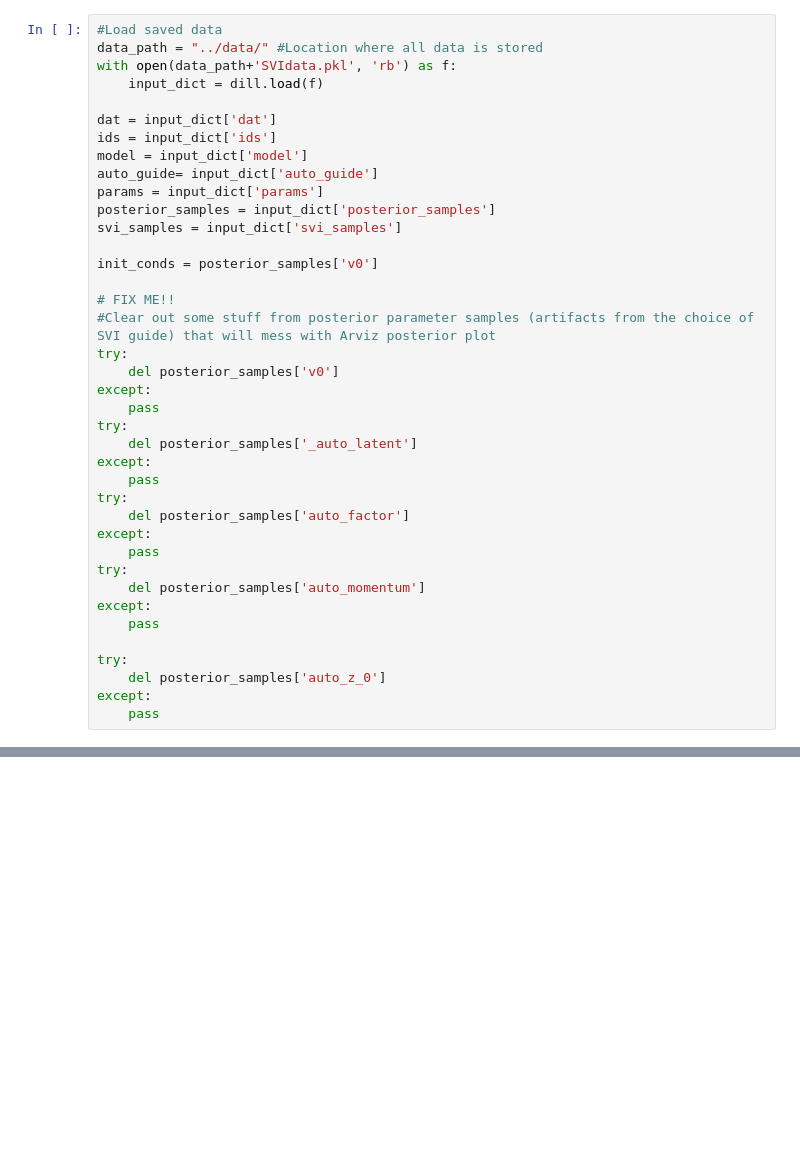
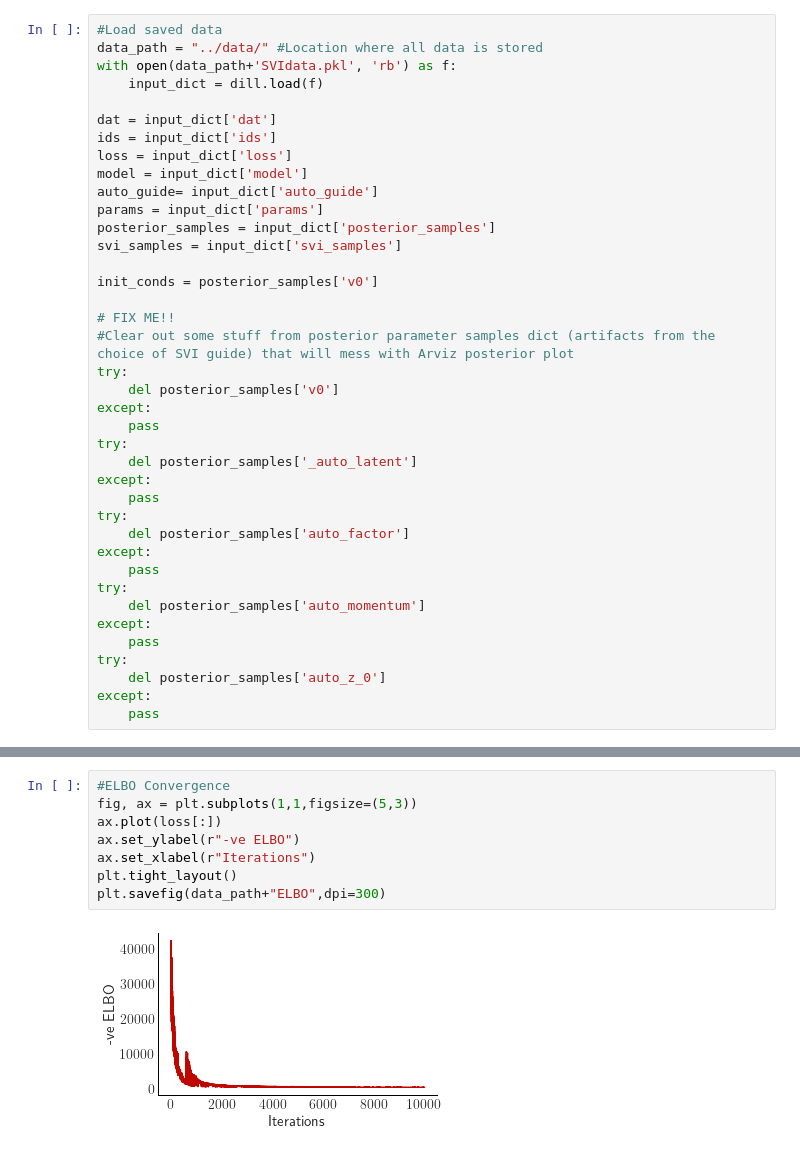
Before and after one commit to vivekdsree/PUNumpyro, a Jupyter notebook: scripts/PostProcessing.ipynb, the cells around one changed output, grey strips where cells are left out. Cells and saved outputs as stored; diff of their text form; blank space fills up the shorter version.

```diff
--- a/scripts/PostProcessing.ipynb
+++ b/scripts/PostProcessing.ipynb
@@ -43,6 +40,7 @@ with open(data_path+'SVIdata.pkl', 'rb') as f:
 
 dat = input_dict['dat']
 ids = input_dict['ids']
+loss = input_dict['loss']
 model = input_dict['model']
 auto_guide= input_dict['auto_guide']
 params = input_dict['params']
@@ -52,7 +50,7 @@ svi_samples = input_dict['svi_samples']
 init_conds = posterior_samples['v0']
 
 # FIX ME!!
-#Clear out some stuff from posterior parameter samples (artifacts from the choice of SVI guide) that will mess with Arviz posterior plot
+#Clear out some stuff from posterior parameter samples dict (artifacts from the choice of SVI guide) that will mess with Arviz posterior plot
 try:
     del posterior_samples['v0']
 except:
@@ -69,7 +67,6 @@ try:
     del posterior_samples['auto_momentum']
 except:
     pass
-
 try:
     del posterior_samples['auto_z_0']
 except:
@@ -139,0 +156,10 @@ arviz - WARNING - Shape validation failed: input_shape: (1, 5000), minimum_shape
+# %%
+#ELBO Convergence
+fig, ax = plt.subplots(1,1,figsize=(5,3))
+ax.plot(loss[:])
+ax.set_ylabel(r"-ve ELBO")
+ax.set_xlabel(r"Iterations")
+plt.tight_layout()
+plt.savefig(data_path+"ELBO",dpi=300)
+# %% [output]
+[figure, added]
```
Also changed, not shown: parts of 5 cells of this notebook, 6 other files.
